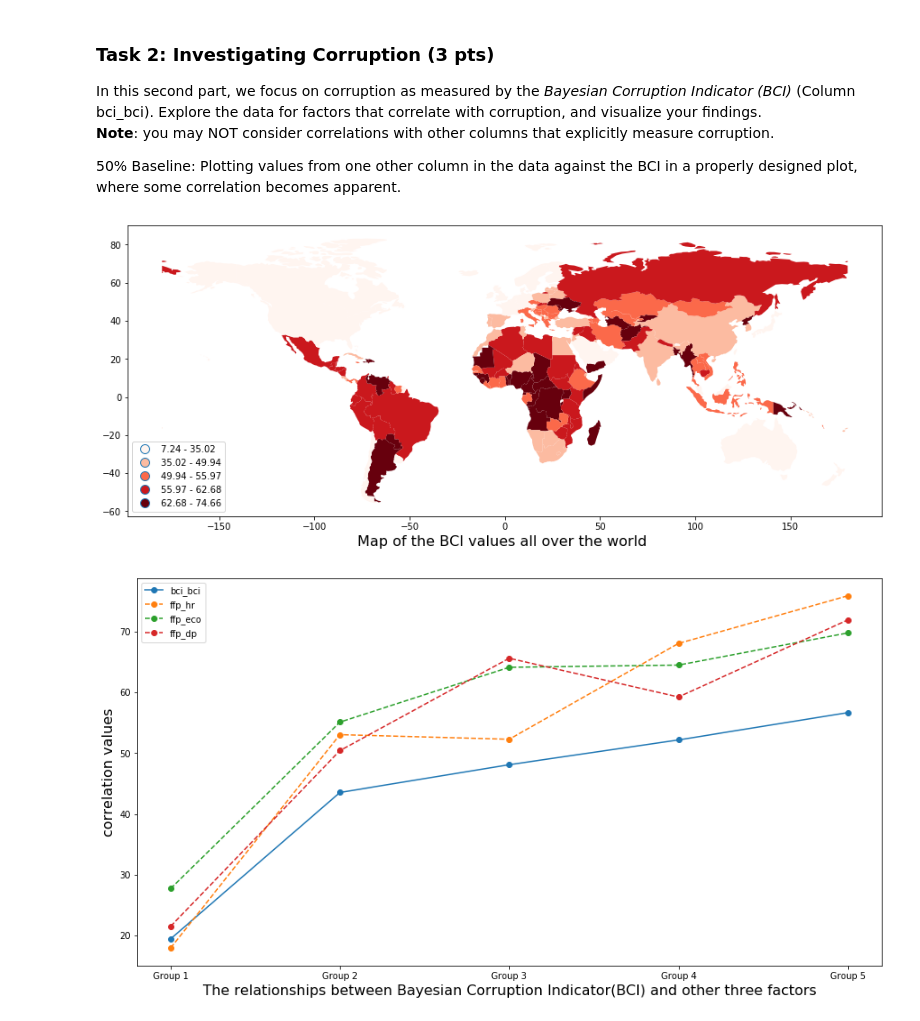
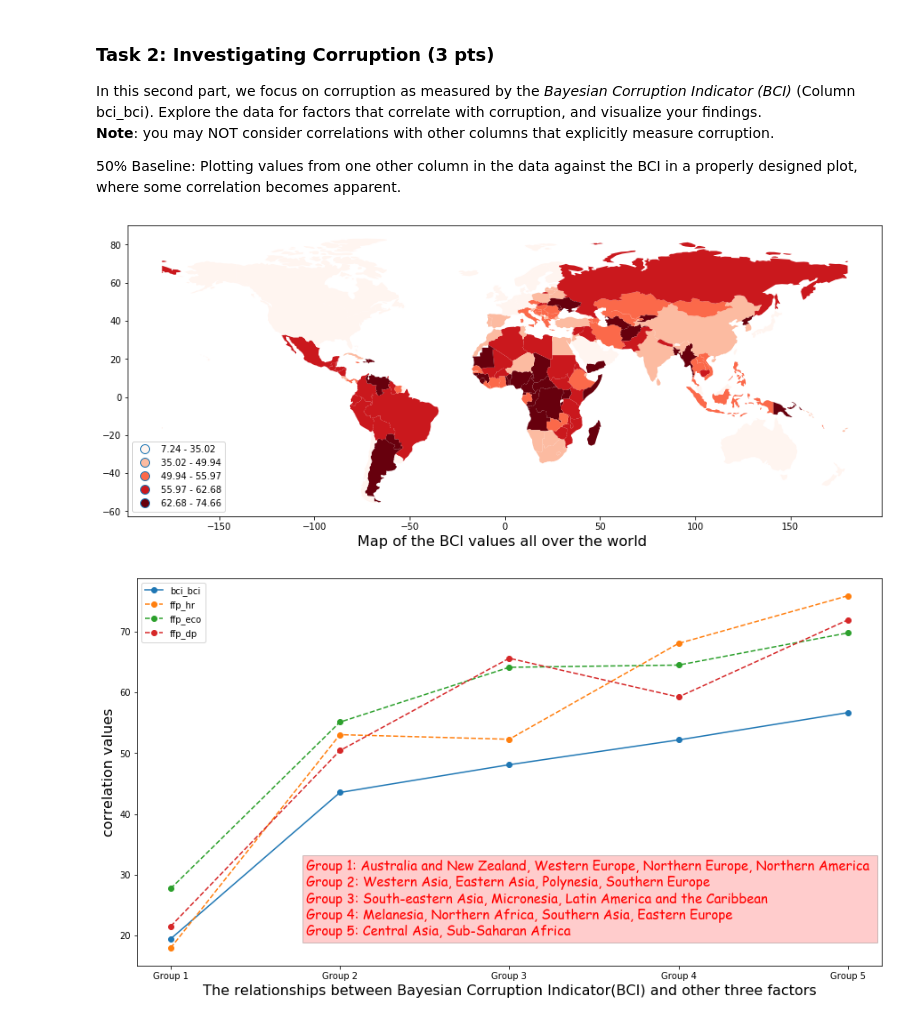
Before and after one commit to MaDolphin/Social-Data-Science, a Jupyter notebook: assignment_1/haikun_home_assignment_1.ipynb, the cells around one changed output. Drawn from its saved outputs; the diff is of its cells as text; code cells hidden in the pictures.

```diff
--- a/assignment_1/haikun_home_assignment_1.ipynb
+++ b/assignment_1/haikun_home_assignment_1.ipynb
@@ -200,34 +200,46 @@ for temp_val in col:
     df_corr_group.loc[sub_group[0],temp_val] = df_corr_1.mean()[temp_val]
 
 df_corr_2 = df_corr.iloc[4:8, 0:5]
 for temp_val in col:
     df_corr_group.loc[sub_group[1],temp_val] = df_corr_2.mean()[temp_val]
 
 df_corr_3 = df_corr.iloc[8:11, 0:5]
 for temp_val in col:
     df_corr_group.loc[sub_group[2],temp_val] = df_corr_3.mean()[temp_val]
 
 df_corr_4 = df_corr.iloc[11:15, 0:5]
 for temp_val in col:
     df_corr_group.loc[sub_group[3],temp_val] = df_corr_4.mean()[temp_val]
 
 df_corr_5 = df_corr.iloc[15:, 0:5]
 for temp_val in col:
     df_corr_group.loc[sub_group[4],temp_val] = df_corr_5.mean()[temp_val]
 
 plt.figure(figsize=(15,8))
 plt.plot(df_corr_group['bci_bci'],label='bci_bci', marker='o')
 plt.plot(df_corr_group['ffp_hr']*10,label='ffp_hr', marker='o',linestyle='--')
 plt.plot(df_corr_group['ffp_eco']*10,label='ffp_eco', marker='o',linestyle='--')
 plt.plot(df_corr_group['ffp_dp']*10,label='ffp_dp', marker='o',linestyle='--')
 
+text = "Group 1: Australia and New Zealand, Western Europe, Northern Europe, Northern America \n" \
+       "Group 2: Western Asia, Eastern Asia, Polynesia, Southern Europe \n" \
+       "Group 3: South-eastern Asia, Micronesia, Latin America and the Caribbean \n" \
+       "Group 4: Melanesia, Northern Africa, Southern Asia, Eastern Europe \n" \
+       "Group 5: Central Asia, Sub-Saharan Africa"
+
+
+plt.text(0.8, 20, text, size = 15,\
+         family = "fantasy", color = "r", style = "italic", weight = "light",\
+         bbox = dict(facecolor = "r", alpha = 0.2))
+
+
 plt.xlabel("The relationships between Bayesian Corruption Indicator(BCI) and other three factors",fontsize=16)
 plt.ylabel("correlation values",fontsize=16)
 plt.legend()
 plt.show()
 # %% [output]
 [figure]
-[figure, old version]
+[figure, new version]
 # %% [markdown]
 _Description of your plot, consisting of up to 5 sentences may go here_
 
```
Also changed, not shown: parts of 2 cells of this notebook.
